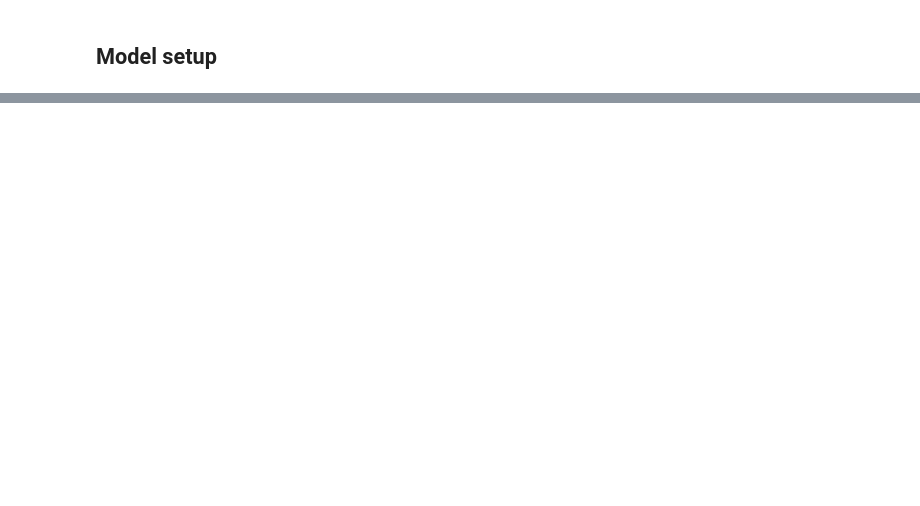
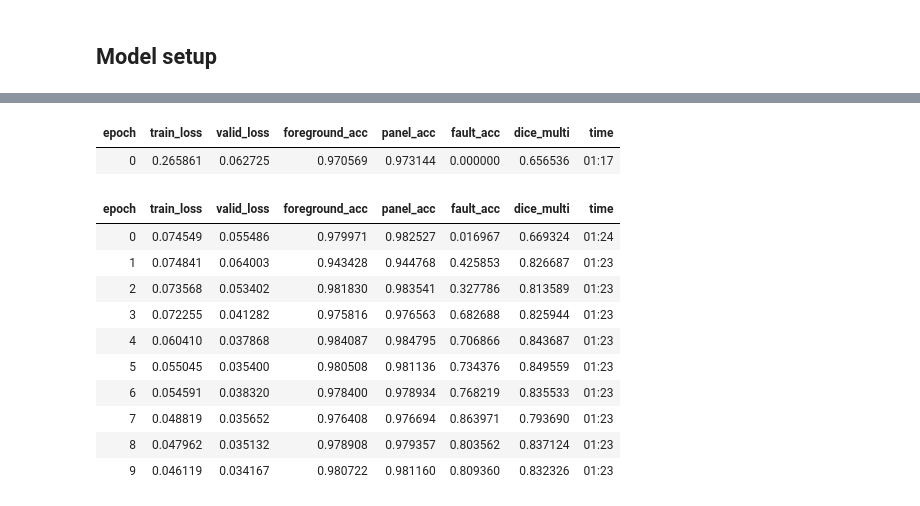
Before and after one commit to lgvaz/solar-panel, a Jupyter notebook: notebooks/fastai_train.ipynb, the cells around one changed output, grey strips where cells are left out. Cells and saved outputs as stored; diff of their text form; code cells hidden in the pictures; blank space fills up the shorter version.

Commit message:
found best hyperparameters for training

```diff
--- a/notebooks/fastai_train.ipynb
+++ b/notebooks/fastai_train.ipynb
@@ -65 +123,18 @@ dls.show_batch(unique=True)
+# %%
+learn = unet_learner(dls, resnet34, n_out=3, metrics=metrics, loss_func=loss_func)
+learn.fine_tune(10, 1e-3)
+# %% [output]
+| epoch | train_loss | valid_loss | foreground_acc | panel_acc | fault_acc | dice_multi | time |
+| 0 | 0.265861 | 0.062725 | 0.970569 | 0.973144 | 0.000000 | 0.656536 | 01:17 |
+| epoch | train_loss | valid_loss | foreground_acc | panel_acc | fault_acc | dice_multi | time |
+| 0 | 0.074549 | 0.055486 | 0.979971 | 0.982527 | 0.016967 | 0.669324 | 01:24 |
+| 1 | 0.074841 | 0.064003 | 0.943428 | 0.944768 | 0.425853 | 0.826687 | 01:23 |
+| 2 | 0.073568 | 0.053402 | 0.981830 | 0.983541 | 0.327786 | 0.813589 | 01:23 |
+| 3 | 0.072255 | 0.041282 | 0.975816 | 0.976563 | 0.682688 | 0.825944 | 01:23 |
+| 4 | 0.060410 | 0.037868 | 0.984087 | 0.984795 | 0.706866 | 0.843687 | 01:23 |
+| 5 | 0.055045 | 0.035400 | 0.980508 | 0.981136 | 0.734376 | 0.849559 | 01:23 |
+| 6 | 0.054591 | 0.038320 | 0.978400 | 0.978934 | 0.768219 | 0.835533 | 01:23 |
+| 7 | 0.048819 | 0.035652 | 0.976408 | 0.976694 | 0.863971 | 0.793690 | 01:23 |
+| 8 | 0.047962 | 0.035132 | 0.978908 | 0.979357 | 0.803562 | 0.837124 | 01:23 |
+| 9 | 0.046119 | 0.034167 | 0.980722 | 0.981160 | 0.809360 | 0.832326 | 01:23 |
 # %%
```
Also changed, not shown: parts of 23 cells of this notebook.
